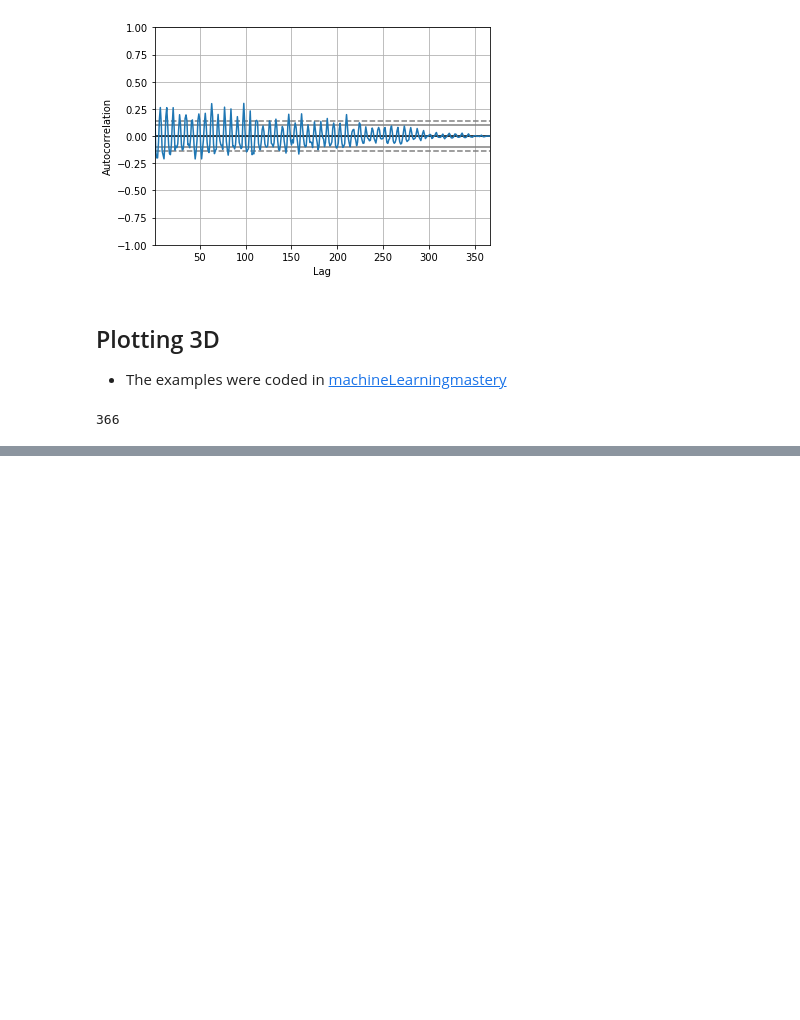
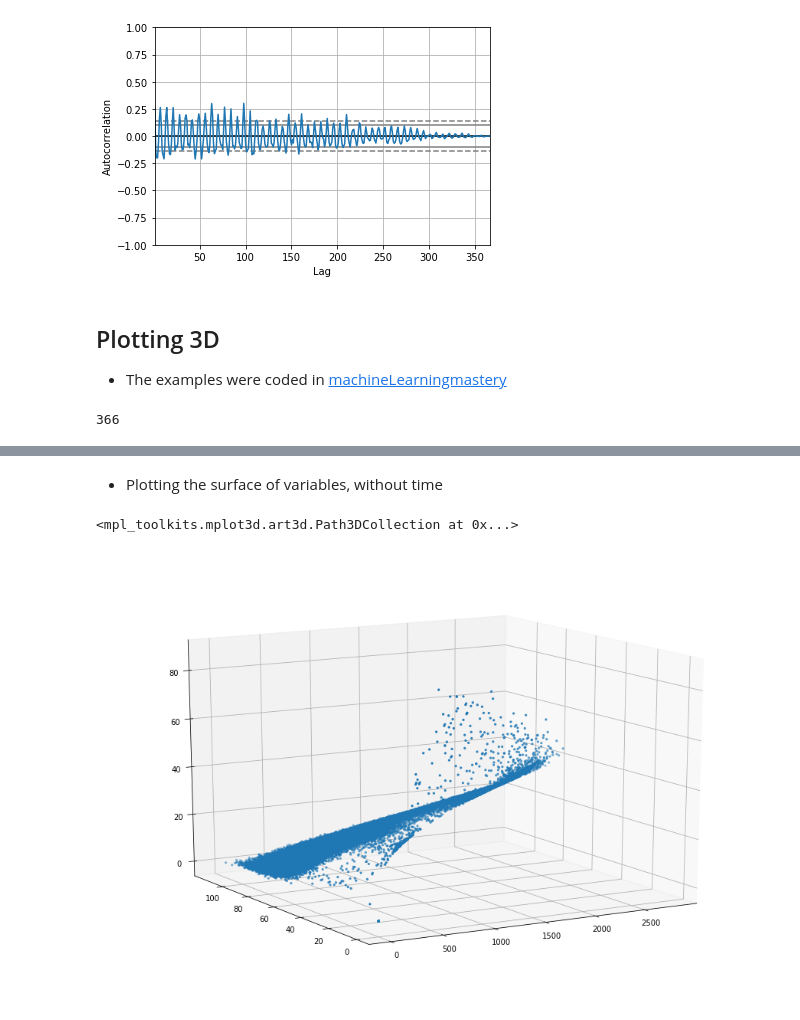
Before and after one commit to albnc/WaveletTrafficAnalysis, a Jupyter notebook: PlottingDataFrame.ipynb, the cells around one changed output, grey strips where cells are left out. Drawn from its saved outputs; the diff is of its cells as text; code cells hidden in the pictures; blank space fills up the shorter version.

```diff
--- a/PlottingDataFrame.ipynb
+++ b/PlottingDataFrame.ipynb
@@ -160,0 +183,11 @@ days
+# %% [markdown]
++ Plotting the surface of variables, without time
+# %%
+fig = plt.figure(figsize=(12,8))
+ax = Axes3D(fig)
+ax.view_init(15,-120)
+
+ax.scatter(dataset['Flow[veh/h.lane]'], dataset['Speed[km/h]'], dataset['Density[veh/km.lane]'], s=5)
+# %% [output]
+<mpl_toolkits.mplot3d.art3d.Path3DCollection at 0x...>
+[figure, added]
```
Also changed, not shown: parts of 8 cells of this notebook.
